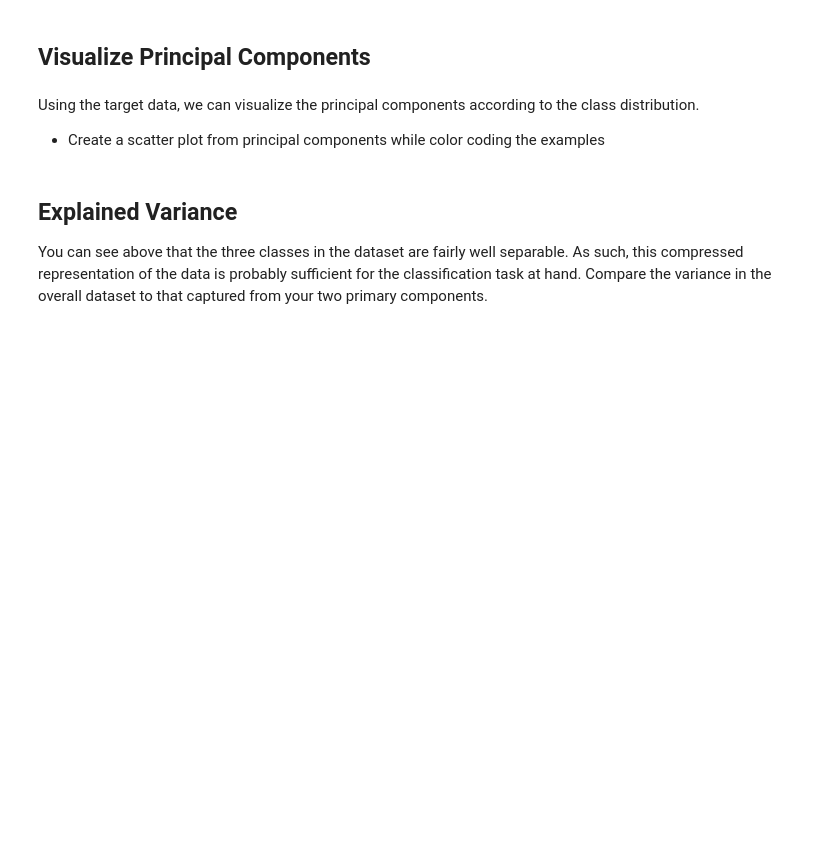
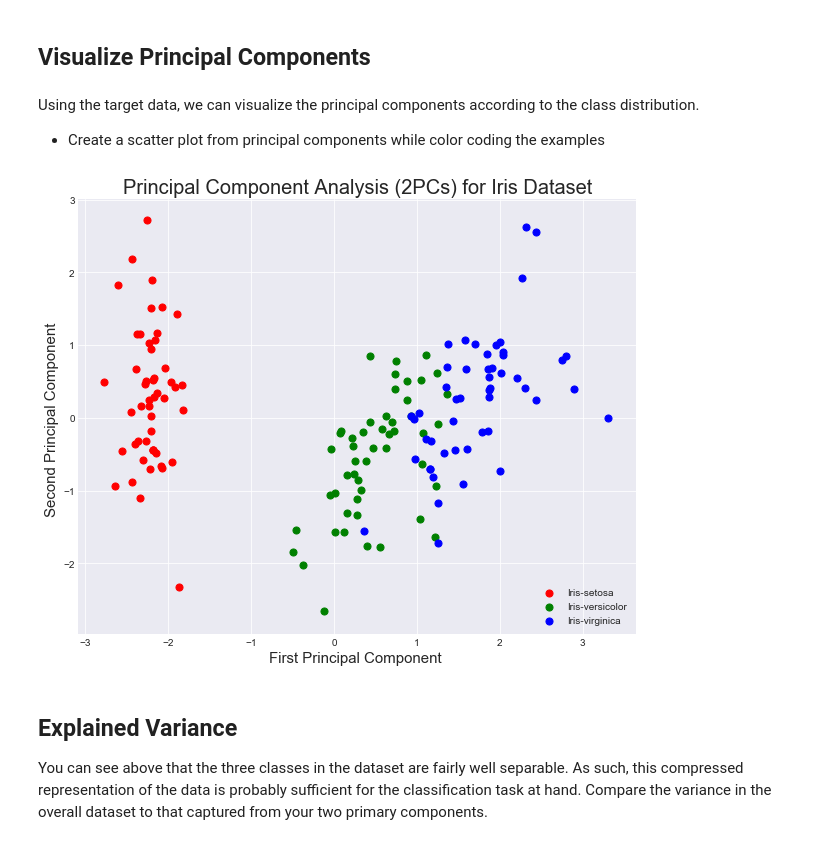
Before and after one commit to MissAle17/dsc-3-34-06-performing-principle-component-analysis-online-ds-sp-000, a Jupyter notebook: index.ipynb, the cells around one changed output. Cells and saved outputs as stored; diff of their text form; code cells hidden in the pictures; blank space fills up the shorter version.

```diff
--- a/index.ipynb
+++ b/index.ipynb
@@ -78,7 +69,10 @@ Now its time to perform PCA! Project the original data which is 4 dimensional in
 - Extract the first 2 principal components from the trained model
 # %%
 # Run the PCA algorithm
+from sklearn.decomposition import PCA
 
+pca = PCA(n_components=2)
+principalComponents= pca.fit_transform(X)
 
 # Your code here
 # %% [markdown]
@@ -86,7 +80,10 @@ To visualize the components, it will be useful to also look at the target associ
 As such, append the target (flower name) to the principal components in a pandas dataframe.
 # %%
 # Create a new dataset fro principal components
-
+df = pd.DataFrame(data = principalComponents
+             , columns = ['PC1', 'PC2'])
+result_df = pd.concat([df, iris[['target']]], axis = 1)
+result_df.head(5)
 
 # Your code here
 # %% [output]
@@ -111,3 +103,27 @@ Using the target data, we can visualize the principal components according to th
+# %%
+# Principal Componets scatter plot
+
+
+# Your code here
+plt.style.use('seaborn-dark')
+fig = plt.figure(figsize = (10,8))
+ax = fig.add_subplot(1,1,1)
+ax.set_xlabel('First Principal Component ', fontsize = 15)
+ax.set_ylabel('Second Principal Component ', fontsize = 15)
+ax.set_title('Principal Component Analysis (2PCs) for Iris Dataset', fontsize = 20)
+
+targets = ['Iris-setosa', 'Iris-versicolor', 'Iris-virginica']
+colors = ['r', 'g', 'b']
+for target, color in zip(targets,colors):
+    indicesToKeep = iris['target'] == target
+    ax.scatter(result_df.loc[indicesToKeep, 'PC1']
+               , result_df.loc[indicesToKeep, 'PC2']
+               , c = color
+               , s = 50)
+ax.legend(targets)
+ax.grid()
+# %% [output]
+[figure, added]
 # %% [markdown]
 ## Explained Variance
 
```
Also changed, not shown: parts of 10 cells of this notebook.
